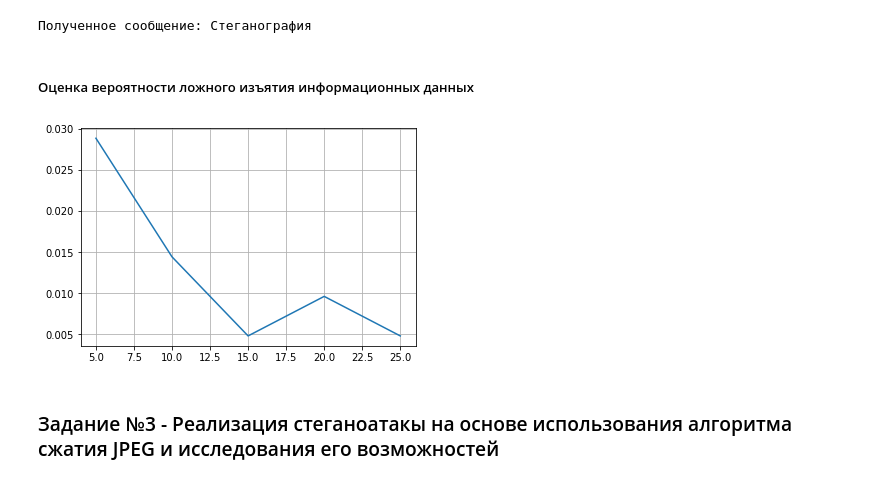
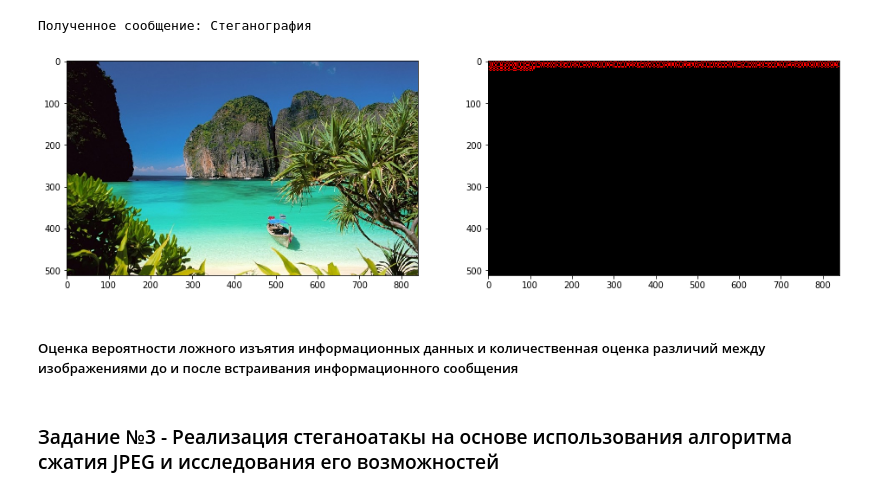
Before and after one commit to maxkrivich/steganography, a Jupyter notebook: lab4/lab4.ipynb, the cells around one changed output. Cells and saved outputs as stored; diff of their text form; code cells hidden in the pictures.

```diff
--- a/lab4/lab4.ipynb
+++ b/lab4/lab4.ipynb
@@ -333,7 +328,16 @@ new_message = decode(blocks_dct)
 print("Полученное сообщение: {}".format(new_message))
 # %% [output]
 Полученное сообщение: Стеганография
+# %%
+with Image.open(IMG_TEMP.format(2)) as image:
+    with Image.open(STEG_IMG_TEMP.format(2)) as new_image:
+        f,ax = plt.subplots(1, 2, figsize=(16, 8))
+        ax[0].imshow(image)
+        ax[1].imshow(np_2_image(image_2_np(new_image) - image_2_np(image)))
+        plt.show()
+# %% [output]
+[figure, added]
 # %% [markdown]
-##### Оценка вероятности ложного изъятия информационных данных
+##### Оценка вероятности ложного изъятия информационных данных и количественная оценка различий между изображениями до и после встраивания информационного сообщения
 # %%
 X = []
@@ -368,7 +381,0 @@ for i in range(5, 30, 5):
-# %%
-plt.plot(Y, X)
-plt.grid(True)
-plt.gca().xaxis.grid(True, which='minor')
-plt.show()
-# %% [output]
-[figure, removed]
```
Also changed, not shown: parts of 7 cells of this notebook, 5 other files.
